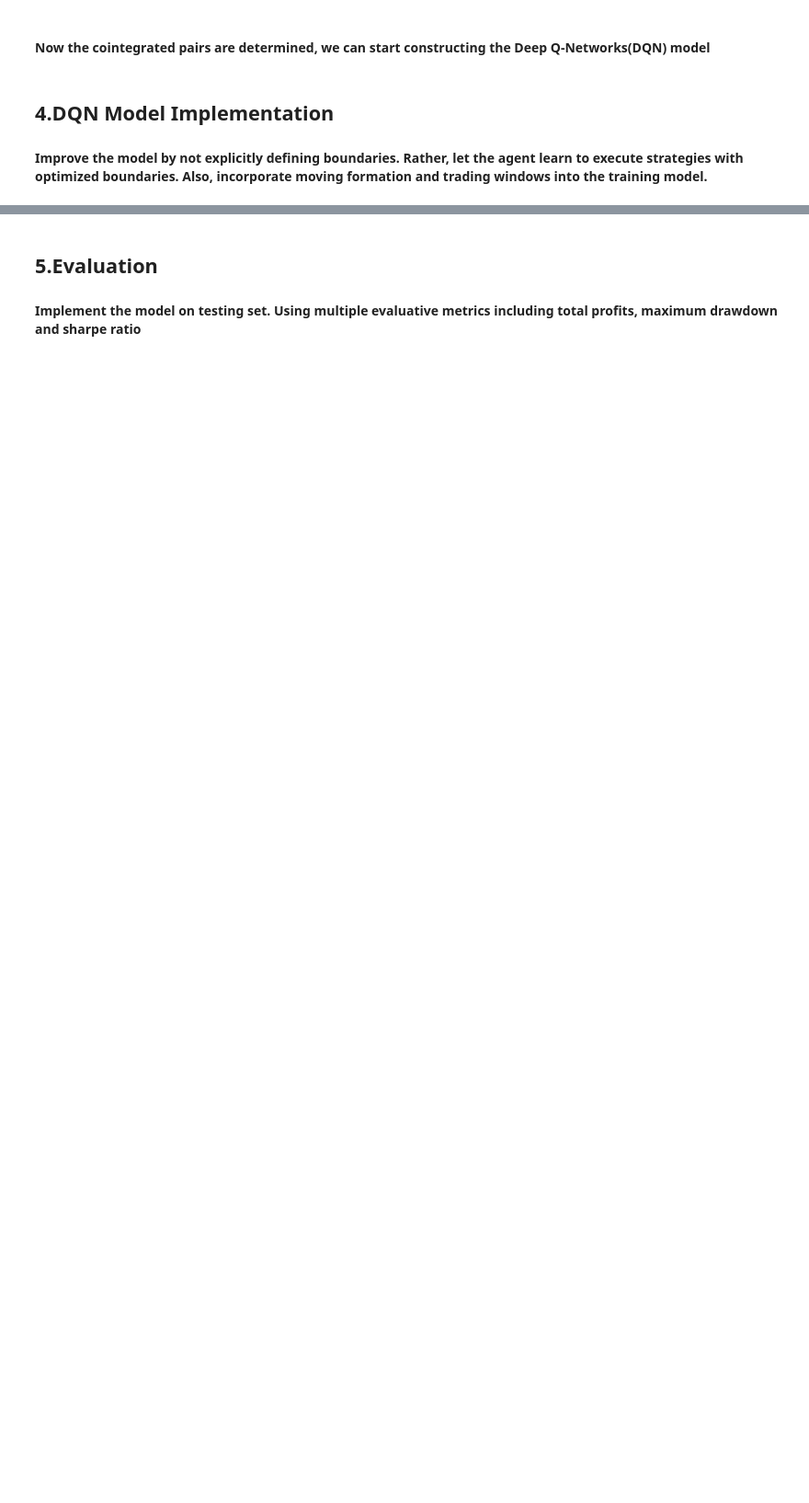
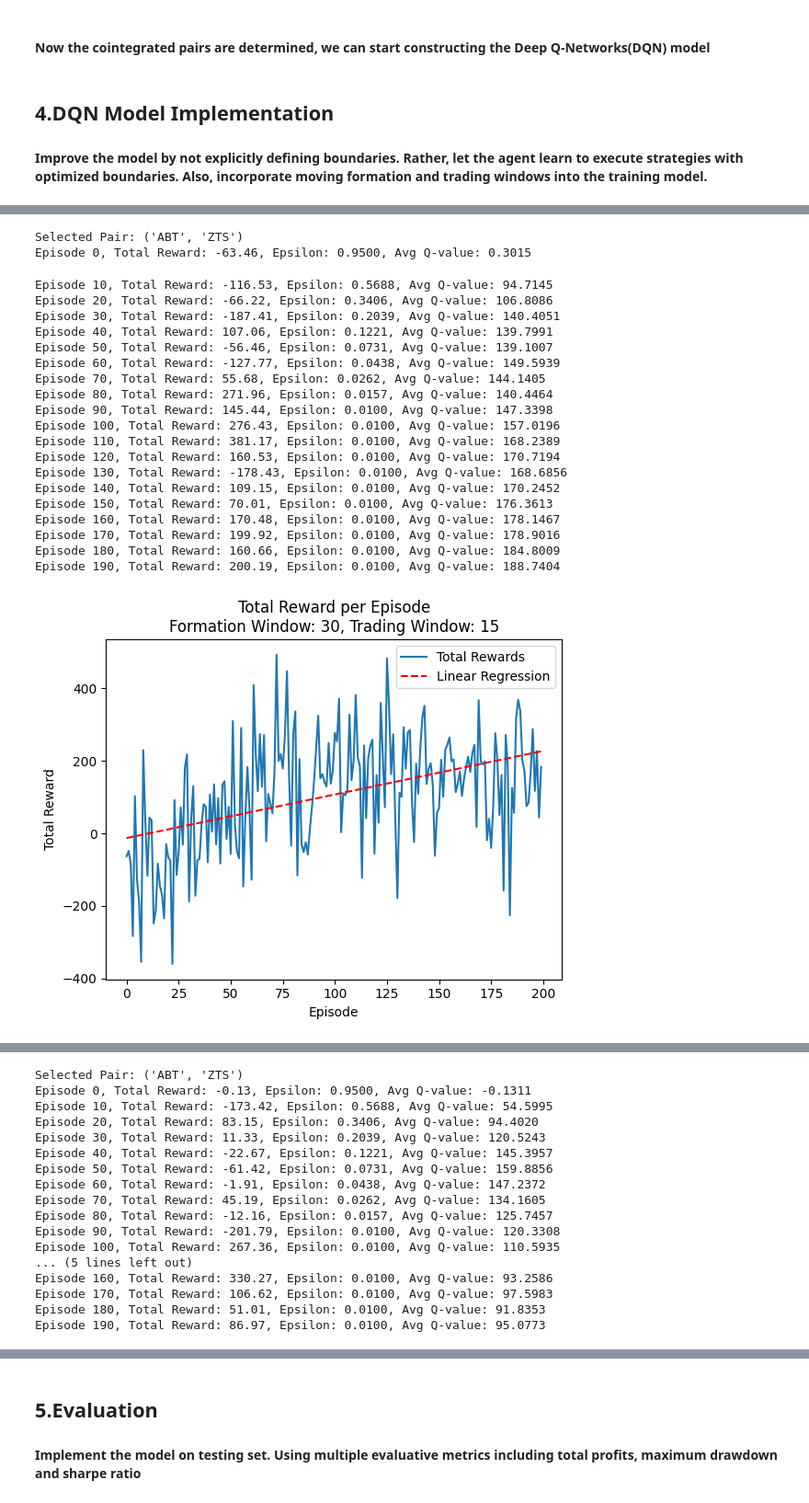
Before and after one commit to easonZC/DQN-Pairs-Trading, a Jupyter notebook: PTDQN.ipynb, the cells around one changed output, grey strips where cells are left out. Shown at 92% size. Drawn from its saved outputs; the diff is of its cells as text; code cells hidden in the pictures; blank space fills up the shorter version.

```diff
--- a/PTDQN.ipynb
+++ b/PTDQN.ipynb
@@ -763,7 +762,8 @@ def train_agent(training_prices,formation_window_size, trading_window_size):
     plt.plot(total_rewards, label='Total Rewards')
     plt.xlabel('Episode')
     plt.ylabel('Total Reward')
-    plt.title('Total Reward per Episode')
+    plt.title(f'Total Reward per Episode\nFormation Window: {formation_window_size}, Trading Window: {trading_window_size}')
+
 
     # Fit a linear regression model to the total rewards
     X = np.arange(len(total_rewards)).reshape(-1, 1)
@@ -789,7 +789,7 @@ def train_agent(training_prices,formation_window_size, trading_window_size):
     plt.plot(counts['exit'], label='Exit')
     plt.xlabel('Episode')
     plt.ylabel('Ratio of Occurrence')
-    plt.title('Ratio of Portfolio Closures per Episode')
+    plt.title(f'Ratio of Portfolio Closures per Episode\nFormation Window: {formation_window_size}, Trading Window: {trading_window_size}')
     plt.legend()
     plt.show()
 
@@ -798,12 +798,12 @@ def train_agent(training_prices,formation_window_size, trading_window_size):
     plt.plot(avg_q_values_per_episode)
     plt.xlabel('Episode')
     plt.ylabel('Average Q-value')
-    plt.title('Average Q-value per Episode')
+    plt.title(f'Average Q-value per Episode\nFormation Window: {formation_window_size}, Trading Window: {trading_window_size}')
     plt.show()
 
     # Save the trained agent
-    torch.save(agent.state_dict(), 'trained_agent.pth')
-    return agent
+    #torch.save(agent.state_dict(), 'trained_agent.pth')
+    return agent, total_rewards, avg_q_values_per_episode
 # %%
 # Train the agent using the training data
 def stock_Data(pair_data):
@@ -838,10 +838,3 @@ def stock_Data(pair_data):
     }
 
     return [train_prices, test_prices]
-# %%
-# define the formation window and trading window
-agent = train_agent(
-    training_prices=stock_Data(validated_pairs_data[1])[0],
-    formation_window_size=30,
-    trading_window_size= 15
-)
@@ -868,0 +841,43 @@ Episode 190, Total Reward: -89.84, Epsilon: 0.0100, Avg Q-value: 114.8396
+# %%
+formation_window_sizes = [30, 60, 90, 120]
+trading_window_sizes = [15, 20, 30, 60]
+
+agents = []
+total_rewards_list = []
+avg_q_values_per_episode_list = []
+
+for i, (formation_size, trading_size) in enumerate(zip(formation_window_sizes, trading_window_sizes)):
+    agent, total_rewards, avg_q_values_per_episode = train_agent(
+        training_prices=stock_Data(validated_pairs_data[1])[0],
+        formation_window_size=formation_size,
+        trading_window_size=trading_size
+    )
+    agents.append(agent)
+    total_rewards_list.append(total_rewards)
+    avg_q_values_per_episode_list.append(avg_q_values_per_episode)
+
+    # Save the agent's state dict with a unique filename
+    torch.save(agent.state_dict(), f'trained_agent_{i+1}.pth')
+# %% [output]
+Selected Pair: ('ABT', 'ZTS')
+Episode 0, Total Reward: -63.46, Epsilon: 0.9500, Avg Q-value: 0.3015
+Episode 10, Total Reward: -116.53, Epsilon: 0.5688, Avg Q-value: 94.7145
+Episode 20, Total Reward: -66.22, Epsilon: 0.3406, Avg Q-value: 106.8086
+Episode 30, Total Reward: -187.41, Epsilon: 0.2039, Avg Q-value: 140.4051
+Episode 40, Total Reward: 107.06, Epsilon: 0.1221, Avg Q-value: 139.7991
+Episode 50, Total Reward: -56.46, Epsilon: 0.0731, Avg Q-value: 139.1007
+Episode 60, Total Reward: -127.77, Epsilon: 0.0438, Avg Q-value: 149.5939
+Episode 70, Total Reward: 55.68, Epsilon: 0.0262, Avg Q-value: 144.1405
+Episode 80, Total Reward: 271.96, Epsilon: 0.0157, Avg Q-value: 140.4464
+Episode 90, Total Reward: 145.44, Epsilon: 0.0100, Avg Q-value: 147.3398
+Episode 100, Total Reward: 276.43, Epsilon: 0.0100, Avg Q-value: 157.0196
+Episode 110, Total Reward: 381.17, Epsilon: 0.0100, Avg Q-value: 168.2389
+Episode 120, Total Reward: 160.53, Epsilon: 0.0100, Avg Q-value: 170.7194
+Episode 130, Total Reward: -178.43, Epsilon: 0.0100, Avg Q-value: 168.6856
+Episode 140, Total Reward: 109.15, Epsilon: 0.0100, Avg Q-value: 170.2452
+Episode 150, Total Reward: 70.01, Epsilon: 0.0100, Avg Q-value: 176.3613
+Episode 160, Total Reward: 170.48, Epsilon: 0.0100, Avg Q-value: 178.1467
+Episode 170, Total Reward: 199.92, Epsilon: 0.0100, Avg Q-value: 178.9016
+Episode 180, Total Reward: 160.66, Epsilon: 0.0100, Avg Q-value: 184.8009
+Episode 190, Total Reward: 200.19, Epsilon: 0.0100, Avg Q-value: 188.7404
+[figure, added]
@@ -868,0 +886,17 @@ Episode 190, Total Reward: -89.84, Epsilon: 0.0100, Avg Q-value: 114.8396
+Selected Pair: ('ABT', 'ZTS')
+Episode 0, Total Reward: -0.13, Epsilon: 0.9500, Avg Q-value: -0.1311
+Episode 10, Total Reward: -173.42, Epsilon: 0.5688, Avg Q-value: 54.5995
+Episode 20, Total Reward: 83.15, Epsilon: 0.3406, Avg Q-value: 94.4020
+Episode 30, Total Reward: 11.33, Epsilon: 0.2039, Avg Q-value: 120.5243
+Episode 40, Total Reward: -22.67, Epsilon: 0.1221, Avg Q-value: 145.3957
+Episode 50, Total Reward: -61.42, Epsilon: 0.0731, Avg Q-value: 159.8856
+Episode 60, Total Reward: -1.91, Epsilon: 0.0438, Avg Q-value: 147.2372
+Episode 70, Total Reward: 45.19, Epsilon: 0.0262, Avg Q-value: 134.1605
+Episode 80, Total Reward: -12.16, Epsilon: 0.0157, Avg Q-value: 125.7457
+Episode 90, Total Reward: -201.79, Epsilon: 0.0100, Avg Q-value: 120.3308
+Episode 100, Total Reward: 267.36, Epsilon: 0.0100, Avg Q-value: 110.5935
+... (5 lines left out)
+Episode 160, Total Reward: 330.27, Epsilon: 0.0100, Avg Q-value: 93.2586
+Episode 170, Total Reward: 106.62, Epsilon: 0.0100, Avg Q-value: 97.5983
+Episode 180, Total Reward: 51.01, Epsilon: 0.0100, Avg Q-value: 91.8353
+Episode 190, Total Reward: 86.97, Epsilon: 0.0100, Avg Q-value: 95.0773
```
Also changed, not shown: parts of 13 cells of this notebook.
